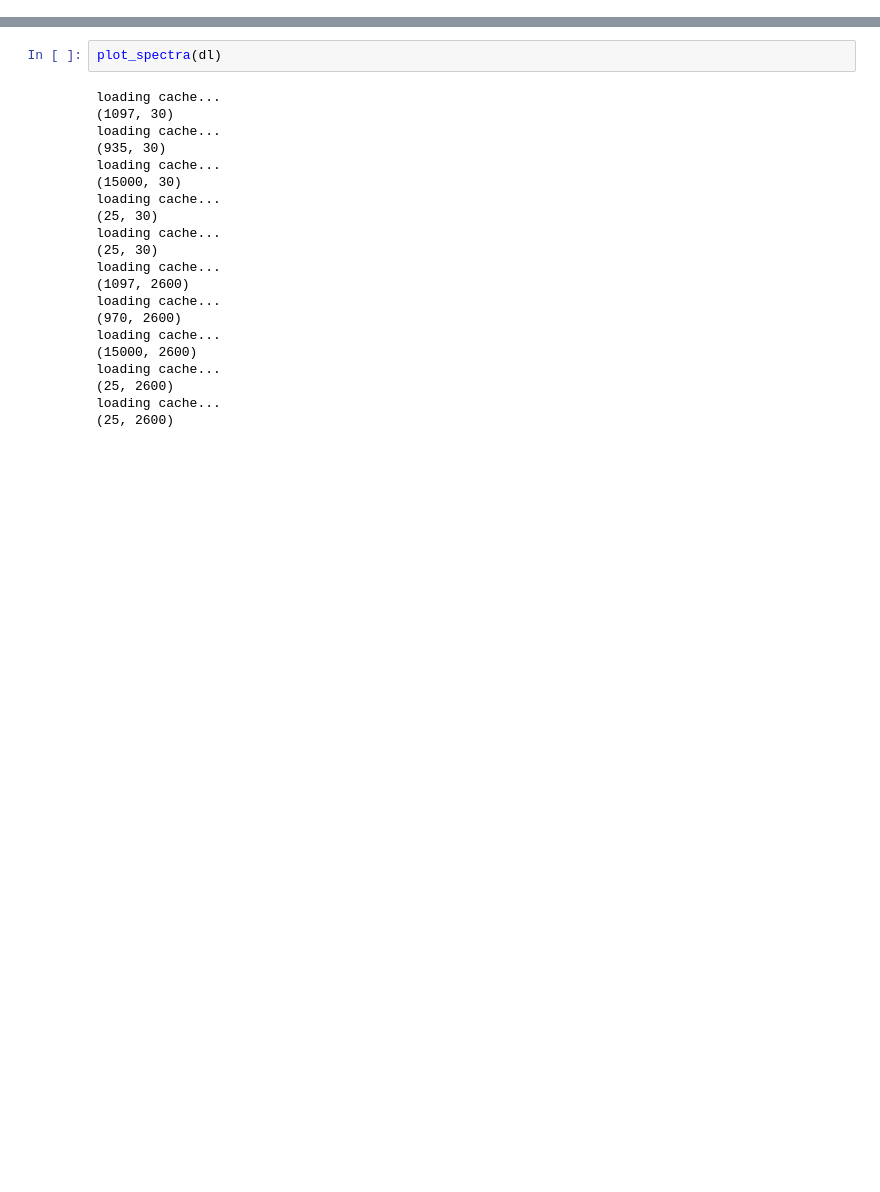
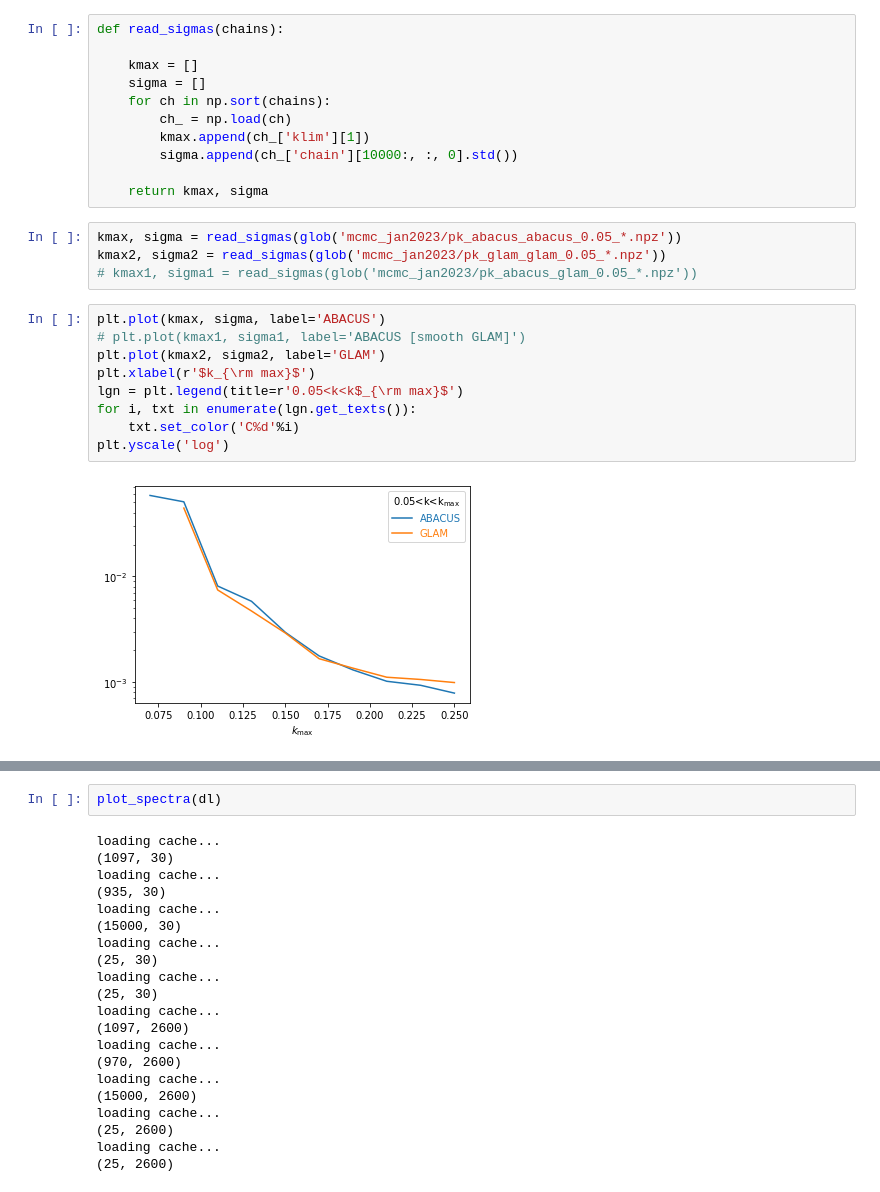
Before and after one commit to mehdirezaie/bispectrum, a Jupyter notebook: bao.ipynb, the cells around one changed output, grey strips where cells are left out. Drawn from its saved outputs; the diff is of its cells as text; blank space fills up the shorter version.

```diff
--- a/bao.ipynb
+++ b/bao.ipynb
@@ -13,0 +77,26 @@ dl = DataLoader()
+# %%
+def read_sigmas(chains):
+
+    kmax = []
+    sigma = []
+    for ch in np.sort(chains):
+        ch_ = np.load(ch)
+        kmax.append(ch_['klim'][1])
+        sigma.append(ch_['chain'][10000:, :, 0].std())
+
+    return kmax, sigma
+# %%
+kmax, sigma = read_sigmas(glob('mcmc_jan2023/pk_abacus_abacus_0.05_*.npz'))
+kmax2, sigma2 = read_sigmas(glob('mcmc_jan2023/pk_glam_glam_0.05_*.npz'))
+# kmax1, sigma1 = read_sigmas(glob('mcmc_jan2023/pk_abacus_glam_0.05_*.npz'))
+# %%
+plt.plot(kmax, sigma, label='ABACUS')
+# plt.plot(kmax1, sigma1, label='ABACUS [smooth GLAM]')
+plt.plot(kmax2, sigma2, label='GLAM')
+plt.xlabel(r'$k_{\rm max}$')
+lgn = plt.legend(title=r'0.05<k<k$_{\rm max}$')
+for i, txt in enumerate(lgn.get_texts()):
+    txt.set_color('C%d'%i)
+plt.yscale('log')
+# %% [output]
+[figure, added]
```
Also changed, not shown: parts of 17 cells of this notebook, 7 other files.
